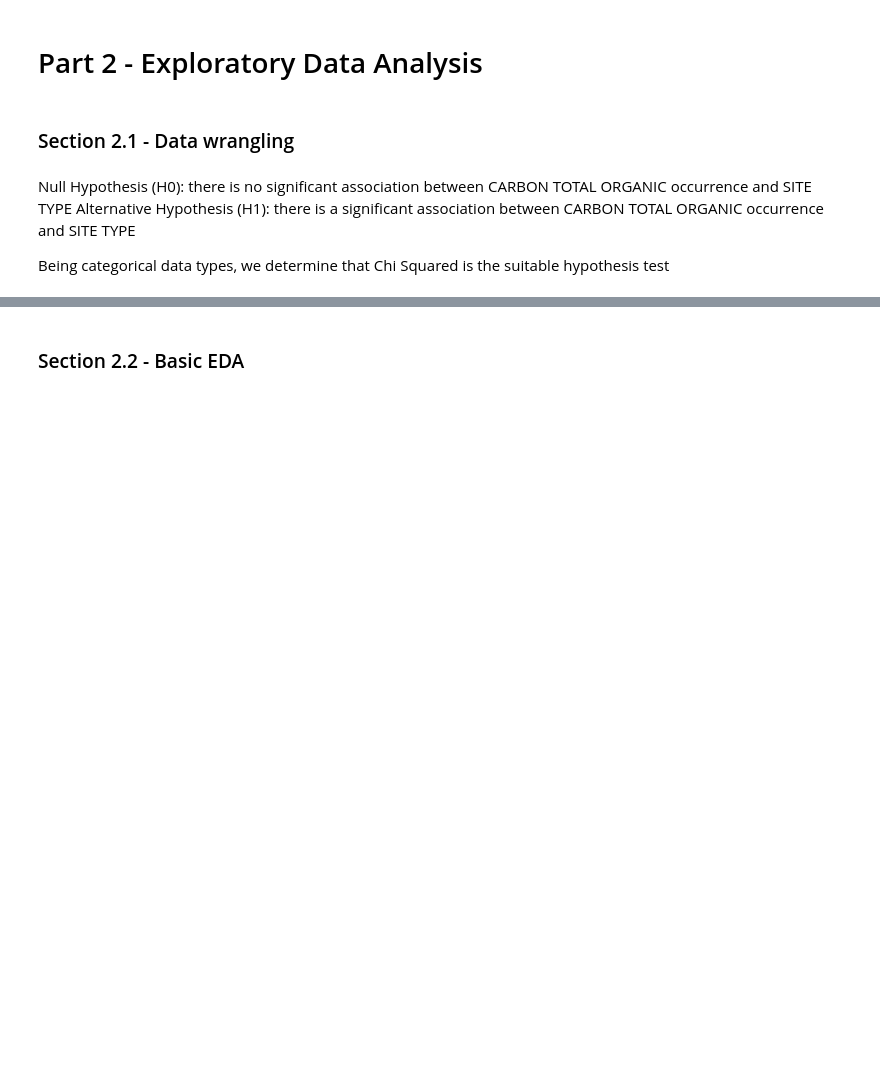
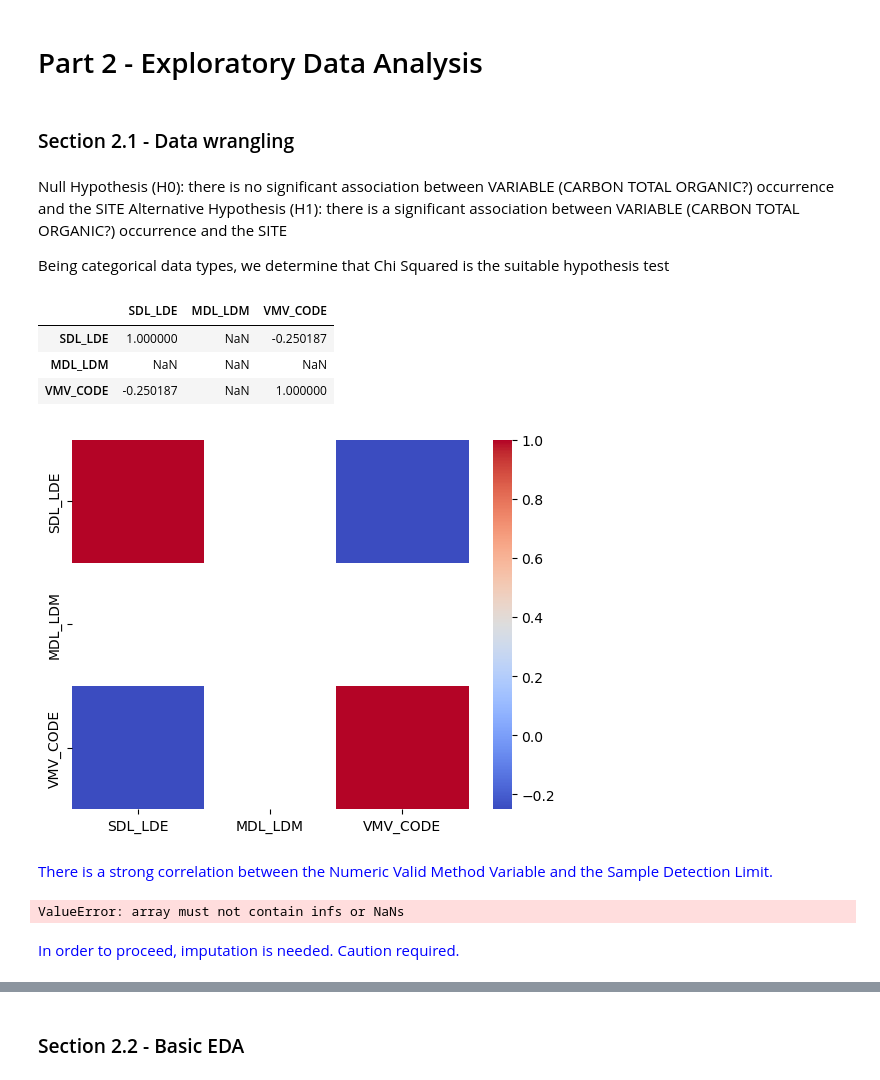
Before and after one commit to datapro4hire/Water, a Jupyter notebook: Capstone Project - Sprint 1.ipynb, the cells around one changed output, grey strips where cells are left out. Drawn from its saved outputs; the diff is of its cells as text; code cells hidden in the pictures; blank space fills up the shorter version.

```diff
--- a/Capstone Project - Sprint 1.ipynb
+++ b/Capstone Project - Sprint 1.ipynb
@@ -1079,7 +1079,16 @@ plt.show()
 # %% [markdown]
 ### Section 2.1 - <a id="s2_1"></a> Data wrangling
 # %% [markdown]
-Null Hypothesis (H0): there is no significant association between CARBON TOTAL ORGANIC occurrence and SITE TYPE
-Alternative Hypothesis (H1): there is a significant association between CARBON TOTAL ORGANIC occurrence and SITE TYPE
+Null Hypothesis (H0): there is no significant association between VARIABLE (CARBON TOTAL ORGANIC?) occurrence and the SITE
+Alternative Hypothesis (H1): there is a significant association between VARIABLE (CARBON TOTAL ORGANIC?) occurrence and the SITE
 
 Being categorical data types, we determine that Chi Squared is the suitable hypothesis test
+# %%
+# Correlation between numeric values
+
+df.corr(numeric_only = True)
+# %% [output]
+|  | SDL_LDE | MDL_LDM | VMV_CODE |
+| SDL_LDE | 1.000000 | NaN | -0.250187 |
+| MDL_LDM | NaN | NaN | NaN |
+| VMV_CODE | -0.250187 | NaN | 1.000000 |
@@ -1085,0 +1097,46 @@ Being categorical data types, we determine that Chi Squared is the suitable hypo
+# %%
+# Plotting
+
+import seaborn as sns
+sns.heatmap(df.corr(numeric_only = True), cmap='coolwarm')
+plt.show()
+# %% [output]
+[figure, added]
+# %% [markdown]
+<font color='blue'> There is a strong correlation between the Numeric Valid Method Variable and the Sample Detection Limit.</font>
+# %%
+# We now perform further analysis to determine if the correlations are statistically significant.
+# We will use Pearson correlation tests and we will focus on positively correlated columns.
+
+import pandas as pd
+from scipy import stats
+
+# Calculating the correlation coefficients and p-values
+corr1, pval = stats.pearsonr(df['VMV_CODE'], df['SDL_LDE'])
+corr2, pval = stats.pearsonr(df['VMV_CODE'], df['MDL_LDM'])
+
+# Format p-value manually with 6 decimal places
+formatted_pval = f"{pval:.8f}"
+
+# Printing the results
+print("-" * 30)
+print(f"Numeric Valid Method vs. Sample Detection Limit")
+print(f"    - correlation coefficient: {corr1:.4f}")
+print(f"    - p-value: {formatted_pval}")
+print("-" * 30)
+
+print("-" * 30)
+print(f"Numeric Valid Method vs. Method Detection Limit")
+print(f"    - correlation coefficient: {corr2:.4f}")
+print(f"    - p-value: {formatted_pval}")
+print("-" * 30)
+
+
+# Interpretation
+# A correlation coefficient close to 1 indicates a strong positive relationship.
+# A correlation coefficient close to -1 indicates a strong negative relationship.
+# A p-value close to 0 indicates a statistically significant correlation.
+# %% [output]
+ValueError: array must not contain infs or NaNs
+# %% [markdown]
+<font color='blue'> In order to proceed, imputation is needed. Caution required.</font>
```
Also changed, not shown: parts of 12 cells of this notebook.
